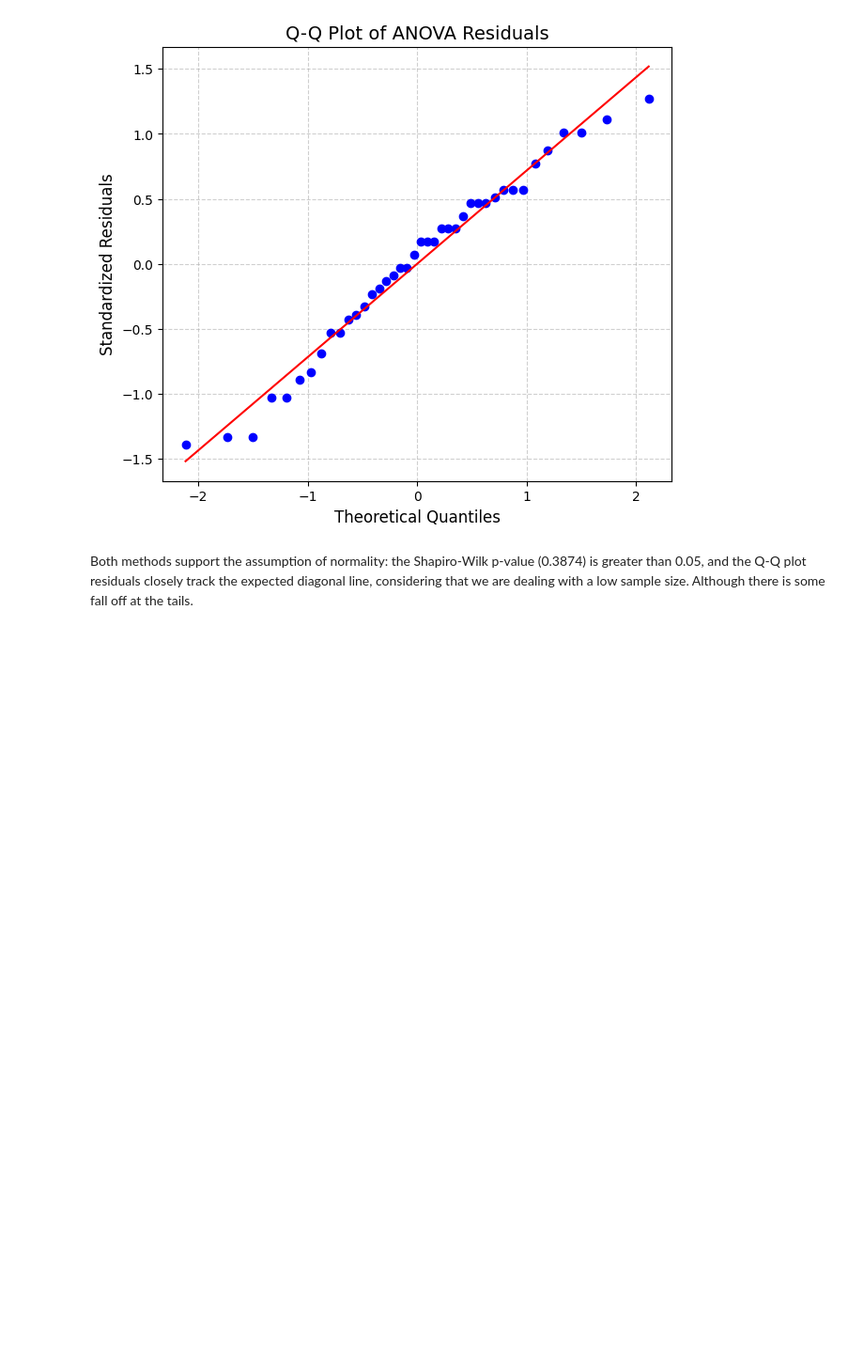
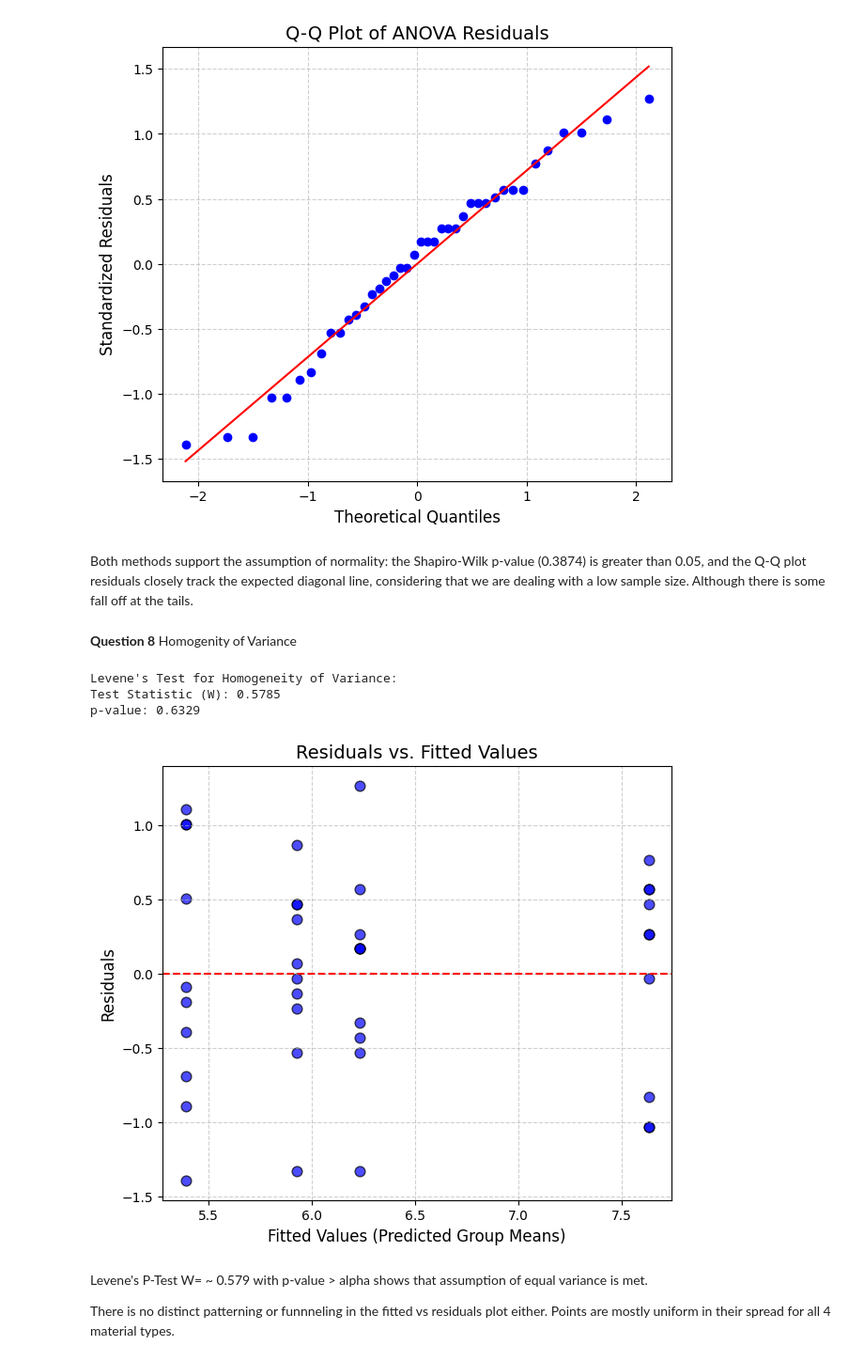
Before and after one commit to Cipher212/STAT-7220-Applied-Experimental-Design, a Jupyter notebook: Assignments/Midterm-Exam/Midterm-Exam.ipynb, the cells around one changed output. Shown at 94% size. Drawn from its saved outputs; the diff is of its cells as text; code cells hidden in the pictures; blank space fills up the shorter version.

```diff
--- a/Assignments/Midterm-Exam/Midterm-Exam.ipynb
+++ b/Assignments/Midterm-Exam/Midterm-Exam.ipynb
@@ -236,3 +236,41 @@ p-value: 0.3874
 # %% [markdown]
 
 Both methods support the assumption of normality: the Shapiro-Wilk p-value (0.3874) is greater than 0.05, and the Q-Q plot residuals closely track the expected diagonal line, considering that we are dealing with a low sample size. Although there is some fall off at the tails.
+# %% [markdown]
+**Question 8**
+Homogenity of Variance
+# %%
+# 4 groups
+plastic = df[df['Material'] == 'Plastic']['Comfort']
+rubber = df[df['Material'] == 'Rubber']['Comfort']
+silicone = df[df['Material'] == 'Silicone']['Comfort']
+metal = df[df['Material'] == 'Metal']['Comfort']
+
+#leven's test
+
+levene_stat, levene_p = stats.levene(plastic, rubber, silicone, metal)
+print("Levene's Test for Homogeneity of Variance:")
+print(f"Test Statistic (W): {levene_stat:.4f}")
+print(f"p-value: {levene_p:.4f}\n")
+
+
+model = ols('Comfort ~ C(Material)', data=df).fit()
+
+plt.figure(figsize=(7, 6))
+
+
+plt.scatter(model.fittedvalues, model.resid, color='blue', edgecolors='k', alpha=0.7, s=60)
+plt.axhline(0, color='red', linestyle='--') # Add a reference line at zero
+plt.title('Residuals vs. Fitted Values', fontsize=14)
+plt.xlabel('Fitted Values (Predicted Group Means)', fontsize=12)
+plt.ylabel('Residuals', fontsize=12)
+plt.grid(True, linestyle='--', alpha=0.6)
+# %% [output]
+Levene's Test for Homogeneity of Variance:
+Test Statistic (W): 0.5785
+p-value: 0.6329
+[figure, added]
+# %% [markdown]
+Levene's P-Test W= ~ 0.579 with p-value > alpha shows that assumption of equal variance is met.
+
+There is no distinct patterning or funnneling in the fitted vs residuals plot either. Points are mostly uniform in their spread for all 4 material types.
```
